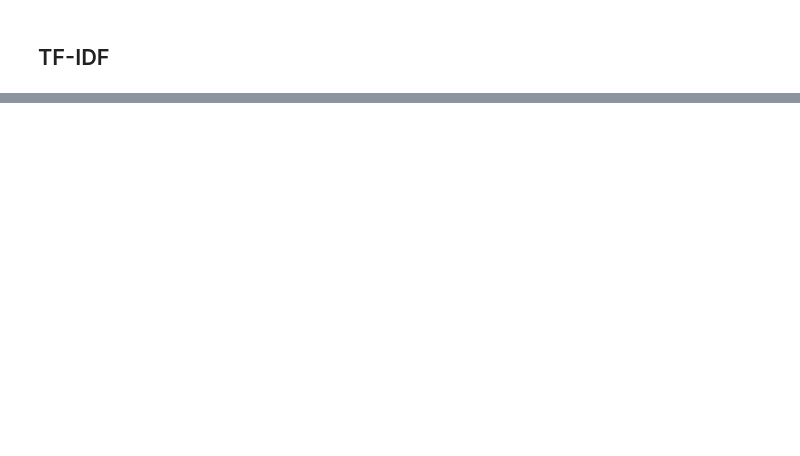
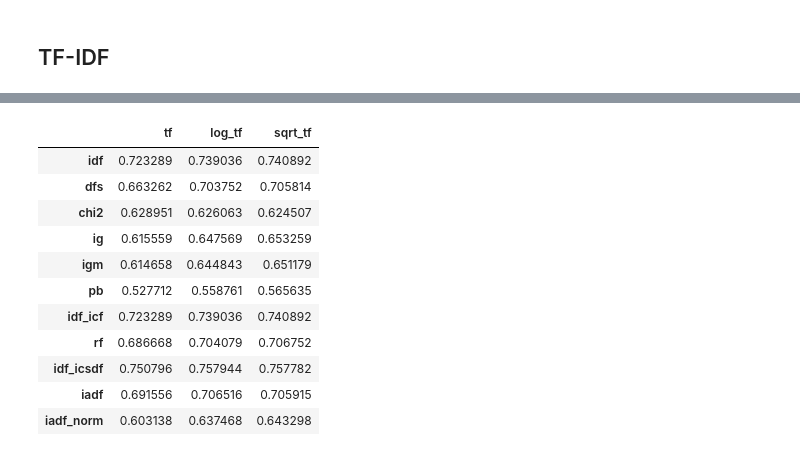
Before and after one commit to igvasilev/tfidf_based_vectorizers, a Jupyter notebook: notebooks/vectorizers_pipeline.ipynb, the cells around one changed output, grey strips where cells are left out. Saved outputs shown, nothing was run; the diff lists cells and outputs as text; code cells hidden in the pictures; blank space fills up the shorter version.

Commit message:
File structure has been modified, some methods were updated

```diff
--- a/notebooks/vectorizers_pipeline.ipynb
+++ b/notebooks/vectorizers_pipeline.ipynb
@@ -172,0 +172,41 @@ weighted avg       0.89      0.89      0.89       215
+# %%
+weight_methods = [
+    'idf',
+    'dfs',
+    'chi2',
+    'ig',
+    'igm',
+    'pb',
+    'idf_icf',
+    'rf',
+    'idf_icsdf',
+    'iadf',
+    'iadf_norm'
+]
+
+tf_func = [
+    'tf',
+    'log_tf',
+    'sqrt_tf'
+]
+# %%
+scores_weighted = np.zeros((len(tf_func), len(weight_methods)), dtype=np.float64)
+scores_micro = np.zeros((len(tf_func), len(weight_methods)), dtype=np.float64)
+scores_macro = np.zeros((len(tf_func), len(weight_methods)), dtype=np.float64)
+# %%
+for i, tf_name in enumerate(tf_func):
+    for j, w_name in enumerate(weight_methods):
+        vectorizer = Vectorizer(
+            weight_method=w_name,
+            tf_func=tf_name,
+            analyzer="word"
+        )
+
+        X_train_vectorized = vectorizer.fit_transform(raw_documents=X_train, y=y_train)
+        X_test_vectorized = vectorizer.transform(X_test)
+
+        clf = LogisticRegression(class_weight='balanced')
+        y_pred = eval(clf, X_train_vectorized, X_test_vectorized, y_train, y_test)
+        scores_weighted[i,j] = f1_score(y_test, y_pred, average="weighted")
+        scores_micro[i,j] = f1_score(y_test, y_pred, average="micro")
+        scores_macro[i,j] = f1_score(y_test, y_pred, average="macro")
@@ -172,0 +231,16 @@ weighted avg       0.89      0.89      0.89       215
+# %%
+df_f1_weighted = pd.DataFrame(scores_weighted.T, columns=tf_func, index=weight_methods)
+df_f1_weighted.style.highlight_max(color = 'green', axis = 0)
+# %% [output]
+|  | tf | log_tf | sqrt_tf |
+| idf | 0.723289 | 0.739036 | 0.740892 |
+| dfs | 0.663262 | 0.703752 | 0.705814 |
+| chi2 | 0.628951 | 0.626063 | 0.624507 |
+| ig | 0.615559 | 0.647569 | 0.653259 |
+| igm | 0.614658 | 0.644843 | 0.651179 |
+| pb | 0.527712 | 0.558761 | 0.565635 |
+| idf_icf | 0.723289 | 0.739036 | 0.740892 |
+| rf | 0.686668 | 0.704079 | 0.706752 |
+| idf_icsdf | 0.750796 | 0.757944 | 0.757782 |
+| iadf | 0.691556 | 0.706516 | 0.705915 |
+| iadf_norm | 0.603138 | 0.637468 | 0.643298 |
```
Also changed, not shown: parts of 22 cells of this notebook, 5 other files.
